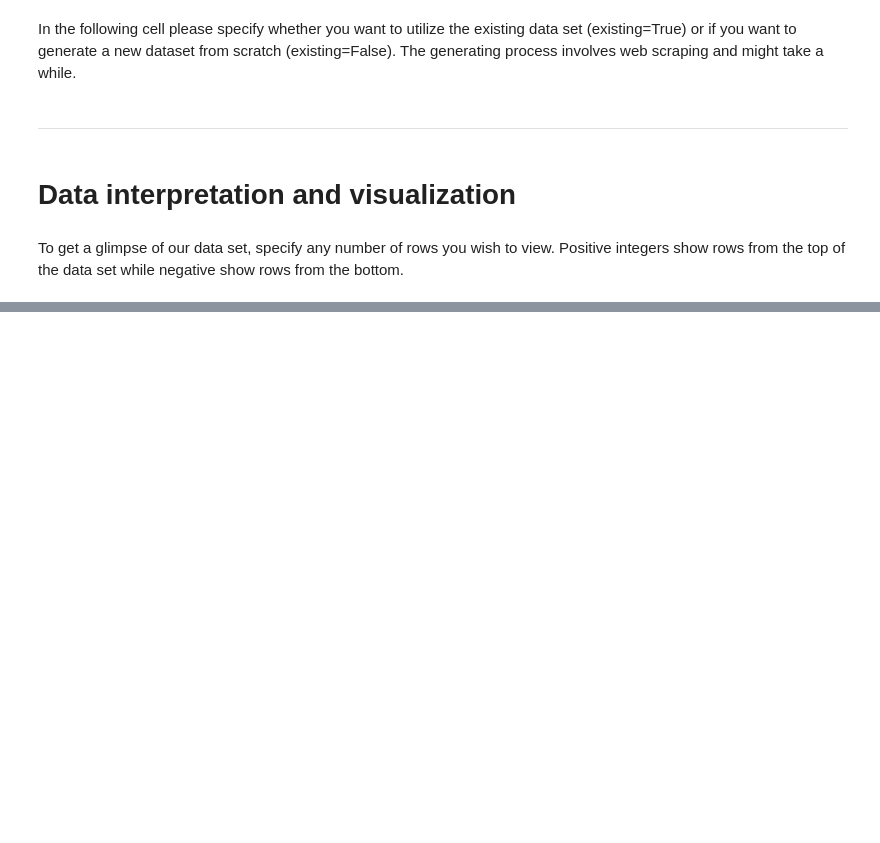
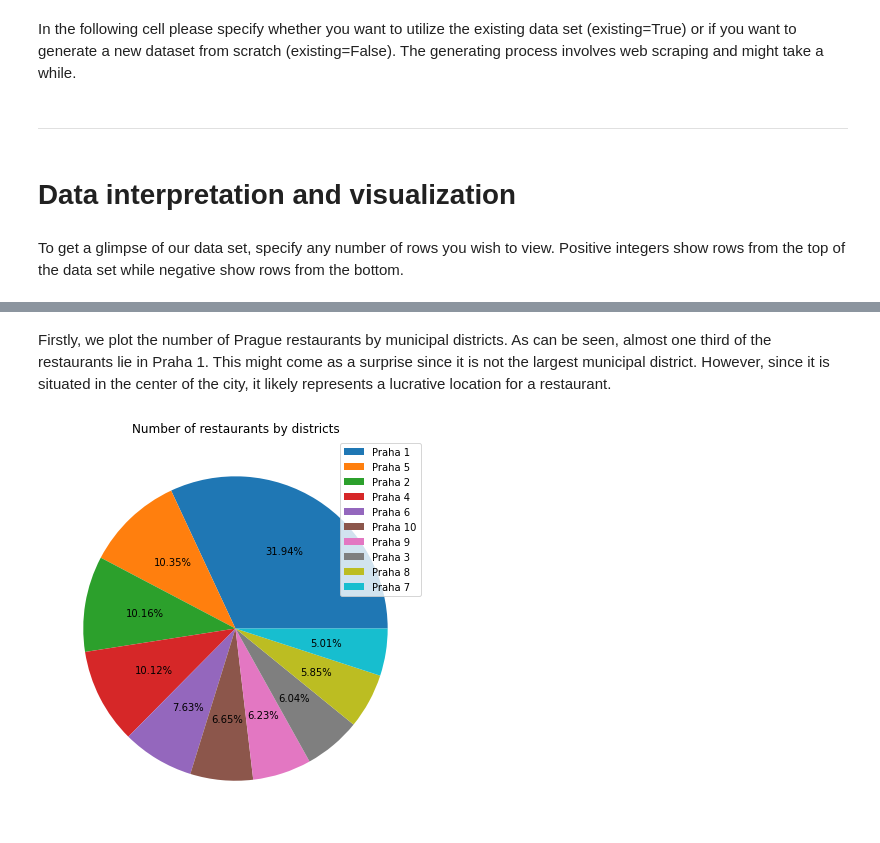
Before and after one commit to Matyas-Mattanelli/Webscraper-Zlate-Stranky, a Jupyter notebook: output.ipynb, the cells around one changed output, grey strips where cells are left out. Drawn from its saved outputs; the diff is of its cells as text; code cells hidden in the pictures; blank space fills up the shorter version.

Commit message:
Adding plots and comments to the output file

```diff
--- a/output.ipynb
+++ b/output.ipynb
@@ -20,3 +20,10 @@ data_interpreter.showRows(no_of_rows=no_of_rows)
 # %% [output]
 |  | name | address | district | ratings | review_count | opening_hours | opening_hours_span | email_address | ... |
 | 0 | Repre restaurant | Nekázanka 4/857, 110 00 Praha 1-N... | Praha 1 | 0.0 | 0 | {'Po': '10:30 - 23', 'Út': '10:30... | {'Po': 12.5, 'Út': 12.5, 'St': 12... | rezervace@repre-restaurant.cz | ... |
+# %% [markdown]
+Firstly, we plot the number of Prague restaurants by municipal districts. As can be seen, almost one third of the restaurants lie in Praha 1. This might come as a surprise since it is not the largest municipal district. However, since it is situated in the center of the city, it likely represents a lucrative location for a restaurant.
+# %%
+plot_type='pie' #Accepts either 'pie' or 'bar'
+data_interpreter.plotDistrictCounts(plot_type=plot_type)
+# %% [output]
+[figure, added]
```
Also changed, not shown: parts of 10 cells of this notebook.
